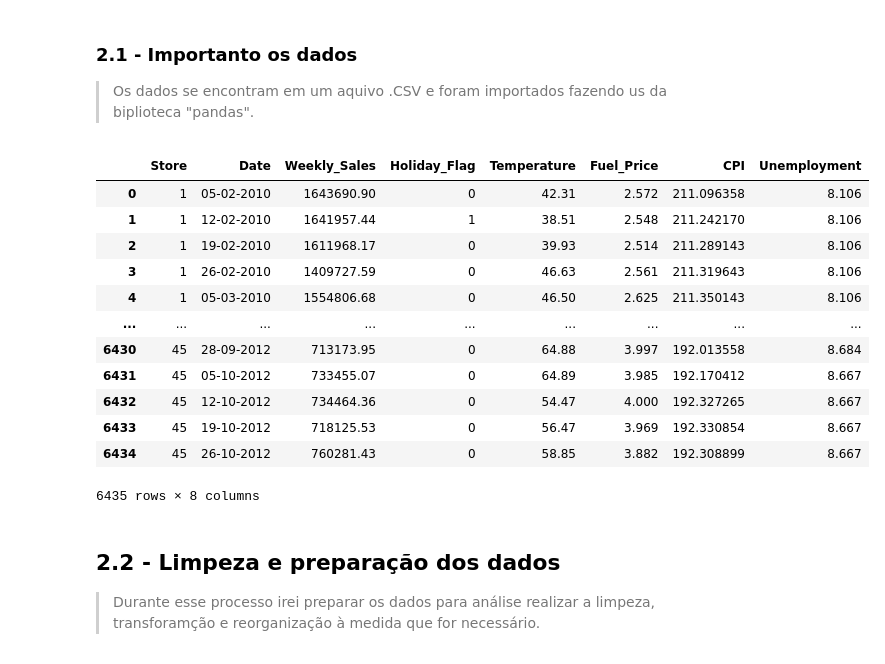
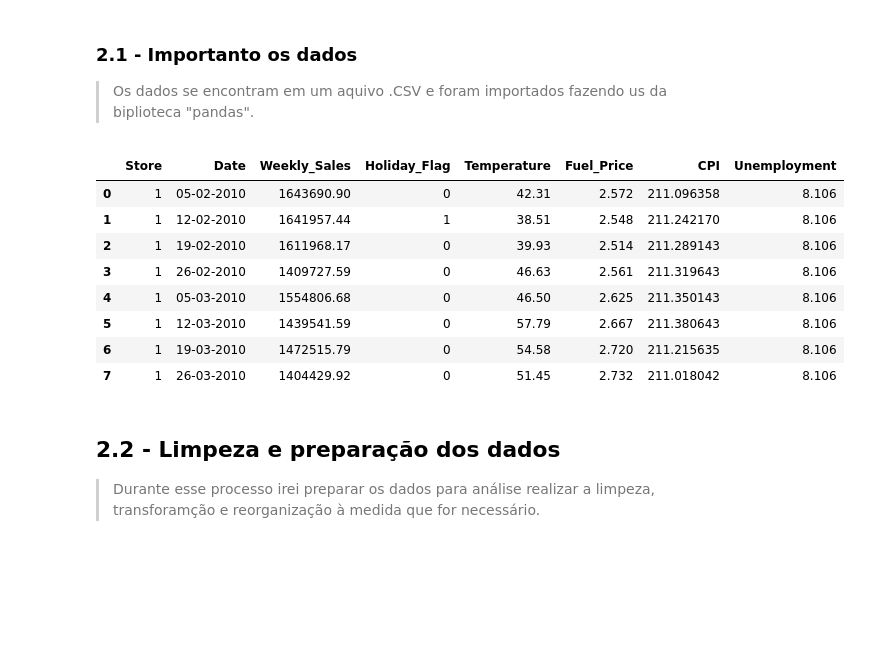
Before and after one commit to michellssGUi/dataScience, a Jupyter notebook: Wallmart_Melhor_Loja_2.ipynb, the cells around one changed output. Drawn from its saved outputs; the diff is of its cells as text; code cells hidden in the pictures; blank space fills up the shorter version.

```diff
--- a/Wallmart_Melhor_Loja_2.ipynb
+++ b/Wallmart_Melhor_Loja_2.ipynb
@@ -77,21 +77,17 @@ Versão do scipy -> 1.4.1
 > Os dados se encontram em um aquivo .CSV e foram importados fazendo us da biplioteca "pandas".
 # %%
 df = pd.read_csv('Walmart.csv')
-df
+df.head(8)
 # %% [output]
 |  | Store | Date | Weekly_Sales | Holiday_Flag | Temperature | Fuel_Price | CPI | Unemployment |
 | 0 | 1 | 05-02-2010 | 1643690.90 | 0 | 42.31 | 2.572 | 211.096358 | 8.106 |
 | 1 | 1 | 12-02-2010 | 1641957.44 | 1 | 38.51 | 2.548 | 211.242170 | 8.106 |
 | 2 | 1 | 19-02-2010 | 1611968.17 | 0 | 39.93 | 2.514 | 211.289143 | 8.106 |
 | 3 | 1 | 26-02-2010 | 1409727.59 | 0 | 46.63 | 2.561 | 211.319643 | 8.106 |
 | 4 | 1 | 05-03-2010 | 1554806.68 | 0 | 46.50 | 2.625 | 211.350143 | 8.106 |
-| ... | ... | ... | ... | ... | ... | ... | ... | ... |
-| 6430 | 45 | 28-09-2012 | 713173.95 | 0 | 64.88 | 3.997 | 192.013558 | 8.684 |
-| 6431 | 45 | 05-10-2012 | 733455.07 | 0 | 64.89 | 3.985 | 192.170412 | 8.667 |
-| 6432 | 45 | 12-10-2012 | 734464.36 | 0 | 54.47 | 4.000 | 192.327265 | 8.667 |
-| 6433 | 45 | 19-10-2012 | 718125.53 | 0 | 56.47 | 3.969 | 192.330854 | 8.667 |
-| 6434 | 45 | 26-10-2012 | 760281.43 | 0 | 58.85 | 3.882 | 192.308899 | 8.667 |
+| 5 | 1 | 12-03-2010 | 1439541.59 | 0 | 57.79 | 2.667 | 211.380643 | 8.106 |
+| 6 | 1 | 19-03-2010 | 1472515.79 | 0 | 54.58 | 2.720 | 211.215635 | 8.106 |
+| 7 | 1 | 26-03-2010 | 1404429.92 | 0 | 51.45 | 2.732 | 211.018042 | 8.106 |
-6435 rows × 8 columns
 # %% [markdown]
 ## 2.2 - Limpeza e preparação dos dados
 > Durante esse processo irei preparar os dados para análise realizar a limpeza, transforamção e reorganização à medida que for necessário.
```
Also changed, not shown: parts of 27 cells of this notebook.
